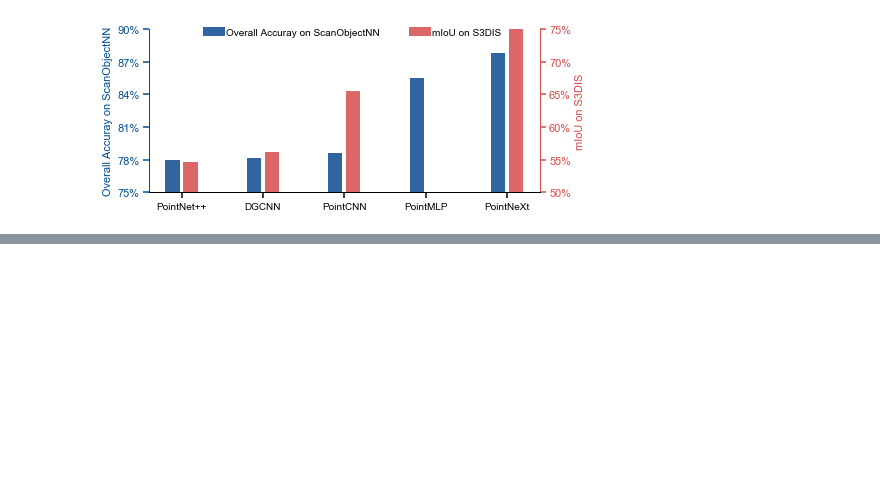
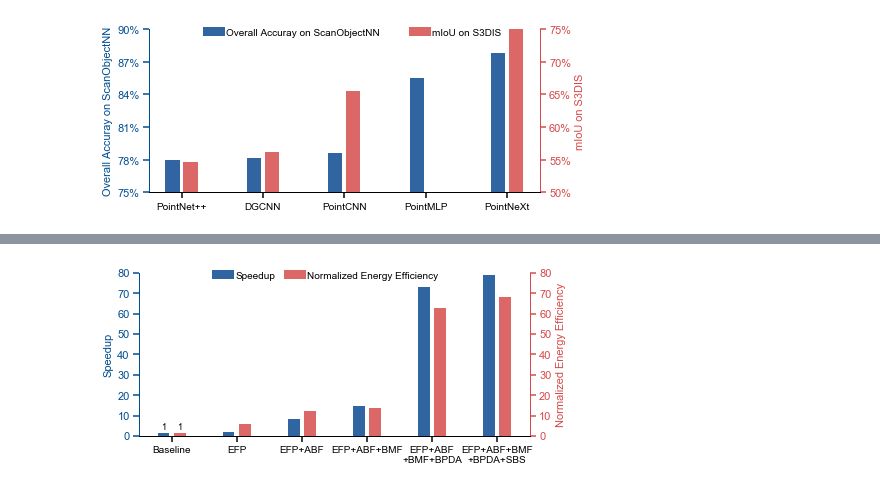
Before and after one commit to changchun-zhou/sagitta_fig, a Jupyter notebook: PhDThesis/scripts/PhDThesis.ipynb, the cells around one changed output, grey strips where cells are left out. Saved outputs shown, nothing was run; the diff lists cells and outputs as text; code cells hidden in the pictures; blank space fills up the shorter version.

Commit message:
feat(PhDThesis.ipynb): Add Enhance and SOTA Comparison of Nebula

```diff
--- a/PhDThesis/scripts/PhDThesis.ipynb
+++ b/PhDThesis/scripts/PhDThesis.ipynb
@@ -680,0 +766,70 @@ cls_plt_fig('').func_plt_fig(
+# %%
+# Technique Effect
+
+import numpy as np
+import pandas as pd
+import matplotlib.pyplot as plt
+import sys
+sys.path.append('../../Nebula/scripts/')
+from cls_plt_fig import cls_plt_fig
+
+fig_name ='../generate/Technique.svg'
+Techniques = ['Baseline','EFP','EFP+ABF','EFP+ABF+BMF', 'EFP+ABF'+'\n'+'+BMF+BPDA', 'EFP+ABF+BMF'+'\n'+'+BPDA+SBS'] # 18
+Speedup = [[1, 1.53, 8, 14.41, 72.56, 78.56]]
+NEE = np.array([[0.68, 3.66, 8.06, 8.87, 42.27, 46.03]])/0.68
+
+x_value = np.arange(len(Techniques))
+
+figsize=(7,3)
+
+bar_width = 0.15
+xticks = Techniques
+legend_loc = (0.18, 0.93)
+
+y_value = [Speedup, NEE]
+y_label = ['Speedup', 'Normalized Energy Efficiency']
+y_fig_type = [['bar'], ['bar']]
+y_legend = [['Speedup'], ['Normalized Energy Efficiency']]
+legend_ncol = 2
+y_color=[[(49/255, 101/255, 162/255),(1,1,1)], [(220/255, 103/255, 103/255), (226/255, 129/255, 128/255)]]
+len_yticks = [8, 8]
+y_yticks_max = [80, 80]
+
+print(y_value)
+print('Seperate Tech. Speedup:')
+for i in range(len(Techniques)-1):
+    print(Speedup[0][i+1]/Speedup[0][i])
+print('Seperate Tech. EE Improvement:')
+for i in range(len(Techniques)-1):
+    print(NEE[0][i+1]/NEE[0][i])
+
+cls_plt_fig('').func_plt_fig(
+    fig_name=fig_name,
+    x_value=x_value,
+    y_label = y_label,
+    y_value = y_value,
+    y_fig_type = y_fig_type,
+    y_legend = y_legend,
+    y_color = y_color,
+    y_axis_color = [(0/255, 77/255, 144/255), (214/255, 73/255, 73/255)],
+    y_yticks_max=y_yticks_max,
+    y_yticks_min=[0, 0],
+    y_edgecolor = [[(49/255, 101/255, 162/255), (97/255, 169/255, 218/255)],[(220/255, 103/255, 103/255)]],
+    y_linestyle=[['-' for i in range(np.shape(y_value)[1])] for j in range(np.shape(y_value)[0])],
+    y_marker = [[],['s','*']],
+    len_yticks=len_yticks,
+    xticks= xticks,
+    legend_loc =legend_loc,
+    figsize=figsize, #[0, 0, 1, 1],
+    font_size = 10,
+    plt_text = True,
+    plt_text_first = True,
+    plt_text_format = '%d',
+    legend_ncol=legend_ncol,
+    legend_columnspacing = 1,
+    labelrotation = 0,
+    bar_width = bar_width,
+    linewidth= 2,
+    bar_gap_width = 0.1
+)
+# %% [output]
@@ -680,0 +850 @@ cls_plt_fig('').func_plt_fig(
+[figure, added]
```
Also changed, not shown: parts of 5 cells of this notebook.
